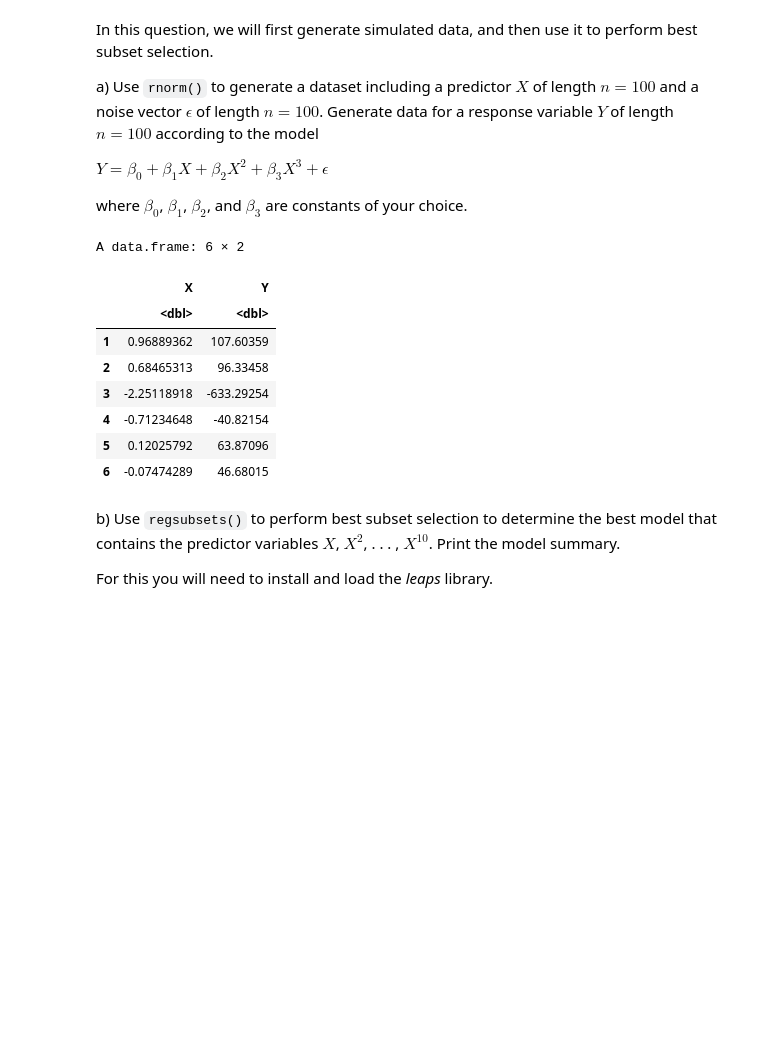
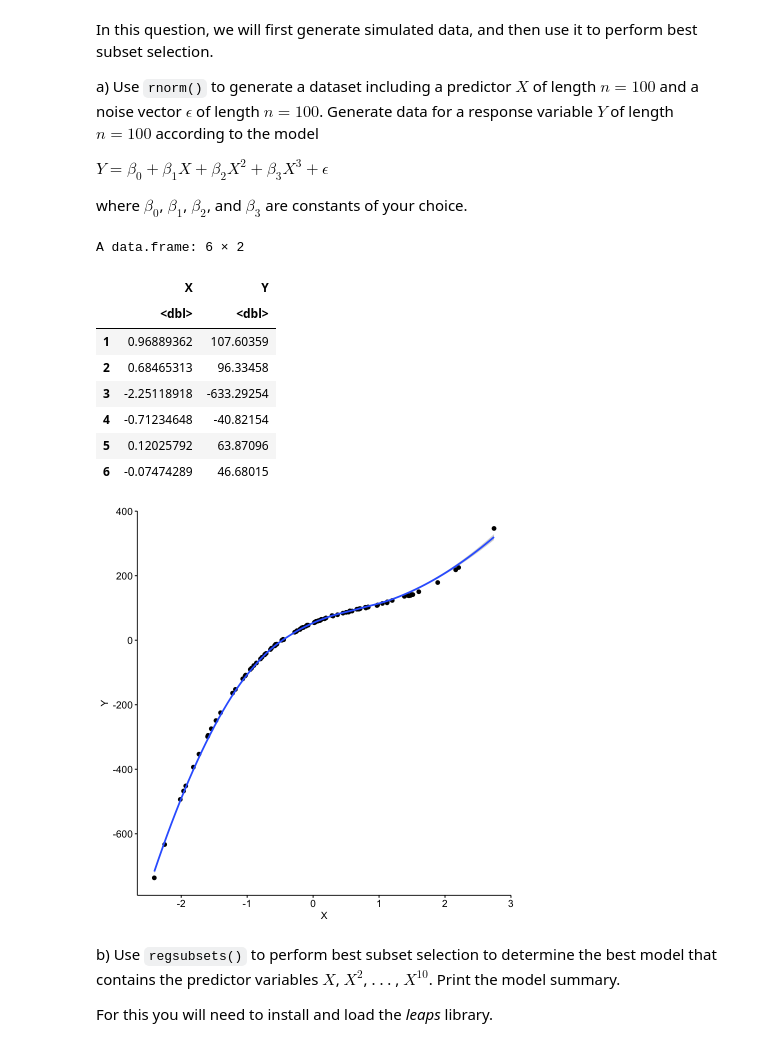
Before and after one commit to sadtangerine/Elie_DSPN_S22, a Jupyter notebook: Homework10.ipynb, the cells around one changed output. Drawn from its saved outputs; the diff is of its cells as text; code cells hidden in the pictures; blank space fills up the shorter version.

```diff
--- a/Homework10.ipynb
+++ b/Homework10.ipynb
@@ -18,31 +18,32 @@ where $\beta_0$, $\beta_1$, $\beta_2$, and $\beta_3$ are constants of your choic
 # %%
 library(ggpubr)
 #options(repr.plot.width=5, repr.plot.height=5)
 
 set.seed(111213)
 
 stim.data <- function (n=100,x=rnorm(n=n), b0=54,b1=86,b2=-50,b3=21, err= rnorm(n=n)){
     y <- b0 + b1*x + b2*x^2 + b3*x^3 + err
     return(data.frame(X=x, Y=y ))
 }
 
 dat <- stim.data()
 head(dat)
 
 # Visualize the data
-#dat %>% ggscatter("X", "Y") + geom_smooth(method = 'loess', formula = 'y~x')
+dat %>% ggscatter("X", "Y") + geom_smooth(method = 'loess', formula = 'y~x')
 # taking a moment of silence to appreciate that this was a result of using google to generate numbers for my constant
 # i will never have actual data that fits this nicely
 # %% [output]
 A data.frame: 6 × 2
 |  | X | Y |
 |  | <dbl> | <dbl> |
 | 1 | 0.96889362 | 107.60359 |
 | 2 | 0.68465313 | 96.33458 |
 | 3 | -2.25118918 | -633.29254 |
 | 4 | -0.71234648 | -40.82154 |
 | 5 | 0.12025792 | 63.87096 |
 | 6 | -0.07474289 | 46.68015 |
+[figure, added]
 # %% [markdown]
 b) Use `regsubsets()` to perform best subset selection to determine the best model that contains the predictor variables $X$, $X^2$, . . . , $X^{10}$. Print the model summary.
 
```
